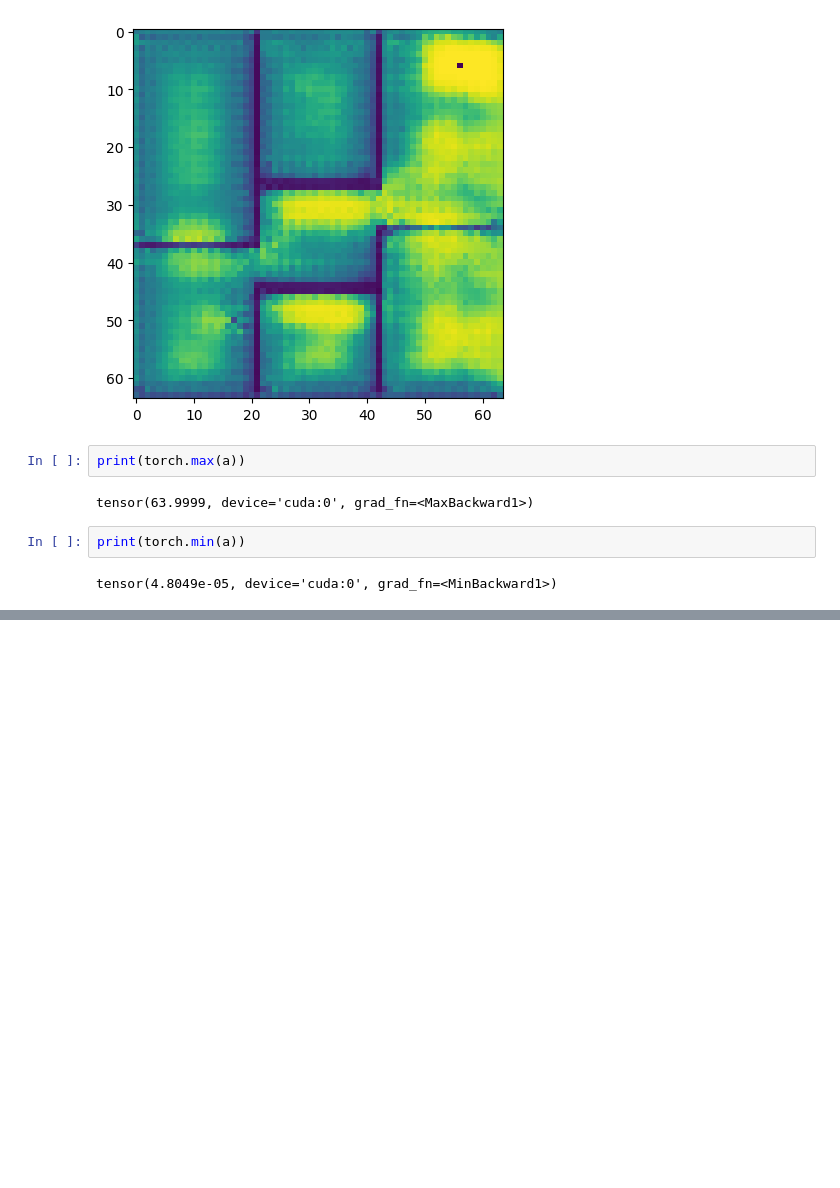
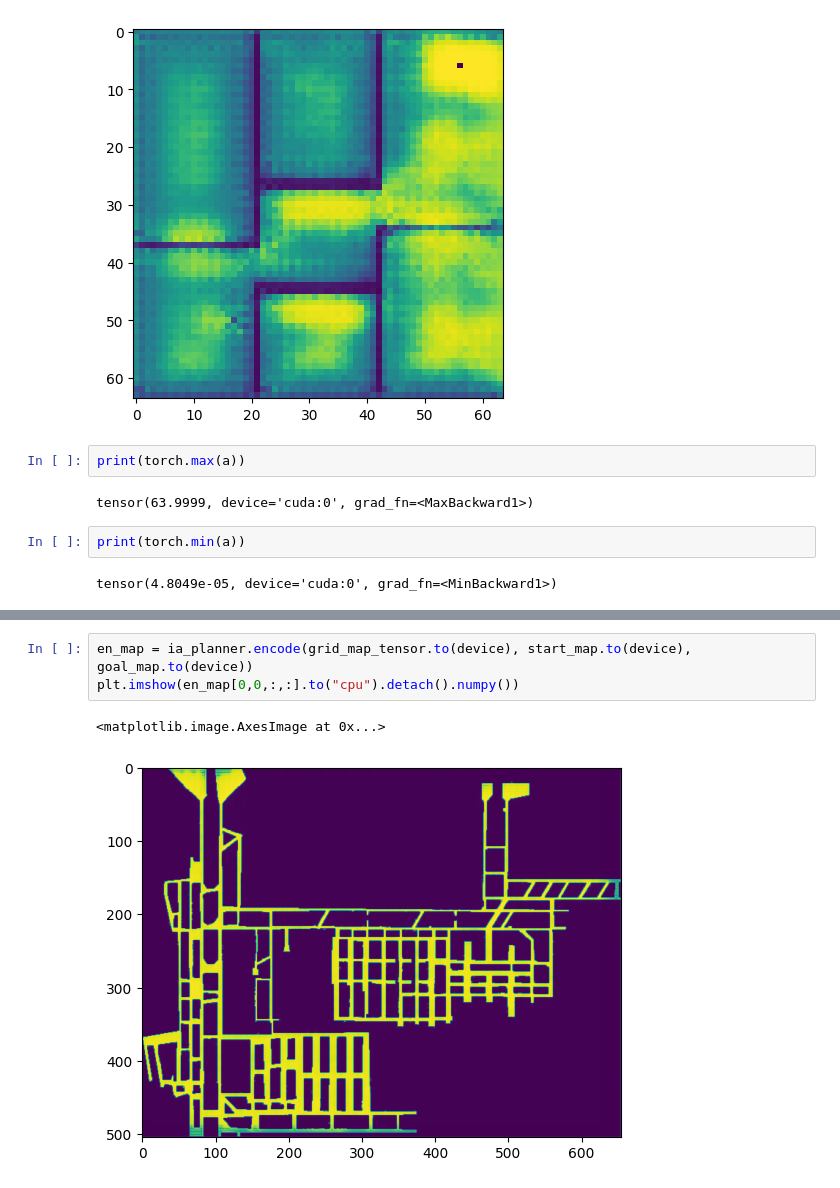
Before and after one commit to sair-lab/iAstar, a Jupyter notebook: example/example.ipynb, the cells around one changed output, grey strips where cells are left out. Drawn from its saved outputs; the diff is of its cells as text; blank space fills up the shorter version.

```diff
--- a/example/example.ipynb
+++ b/example/example.ipynb
@@ -444,0 +519,6 @@ tensor(4.8049e-05, device='cuda:0', grad_fn=<MinBackward1>)
+# %%
+en_map = ia_planner.encode(grid_map_tensor.to(device), start_map.to(device), goal_map.to(device))
+plt.imshow(en_map[0,0,:,:].to("cpu").detach().numpy())
+# %% [output]
+<matplotlib.image.AxesImage at 0x...>
+[figure, added]
```
Also changed, not shown: parts of 15 cells of this notebook, 8 other files.
